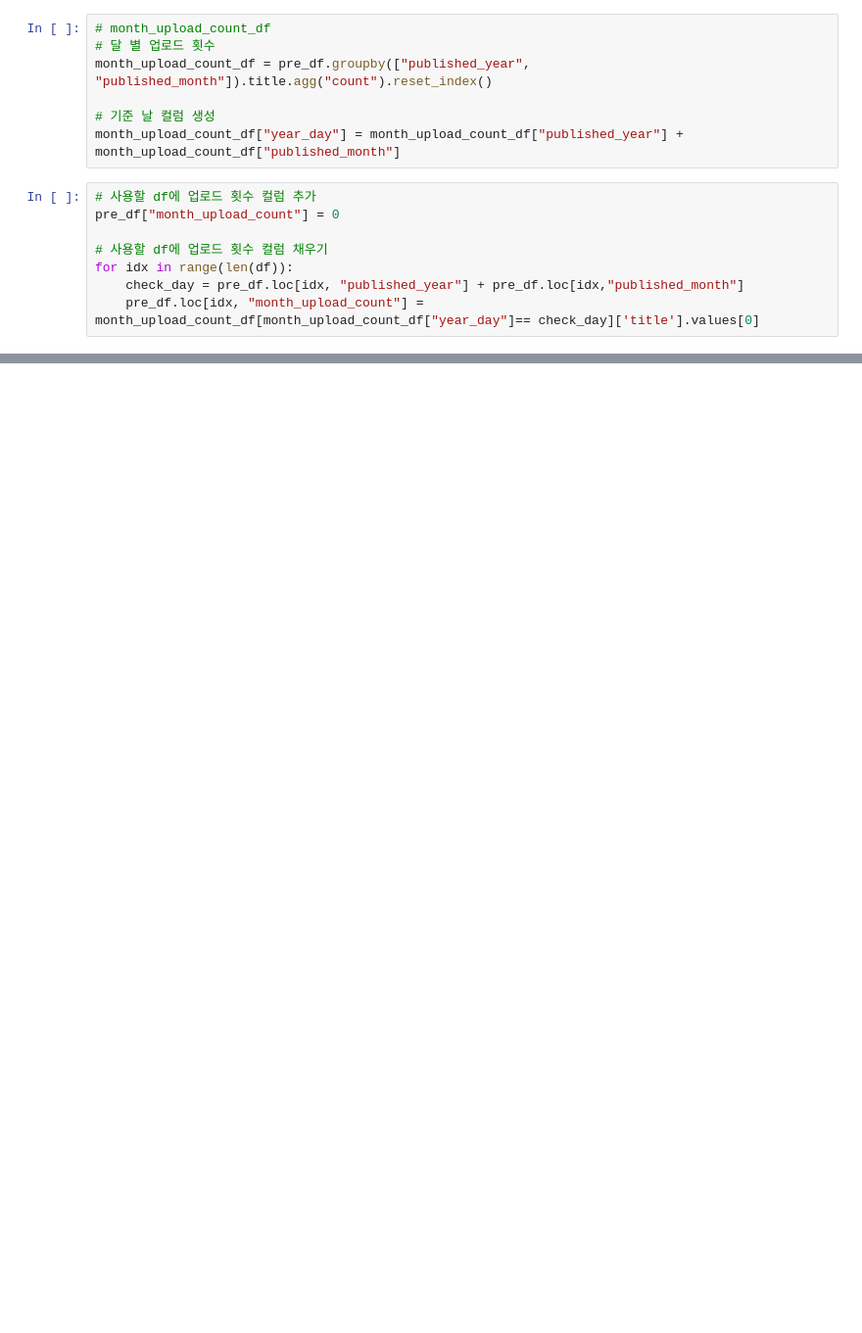
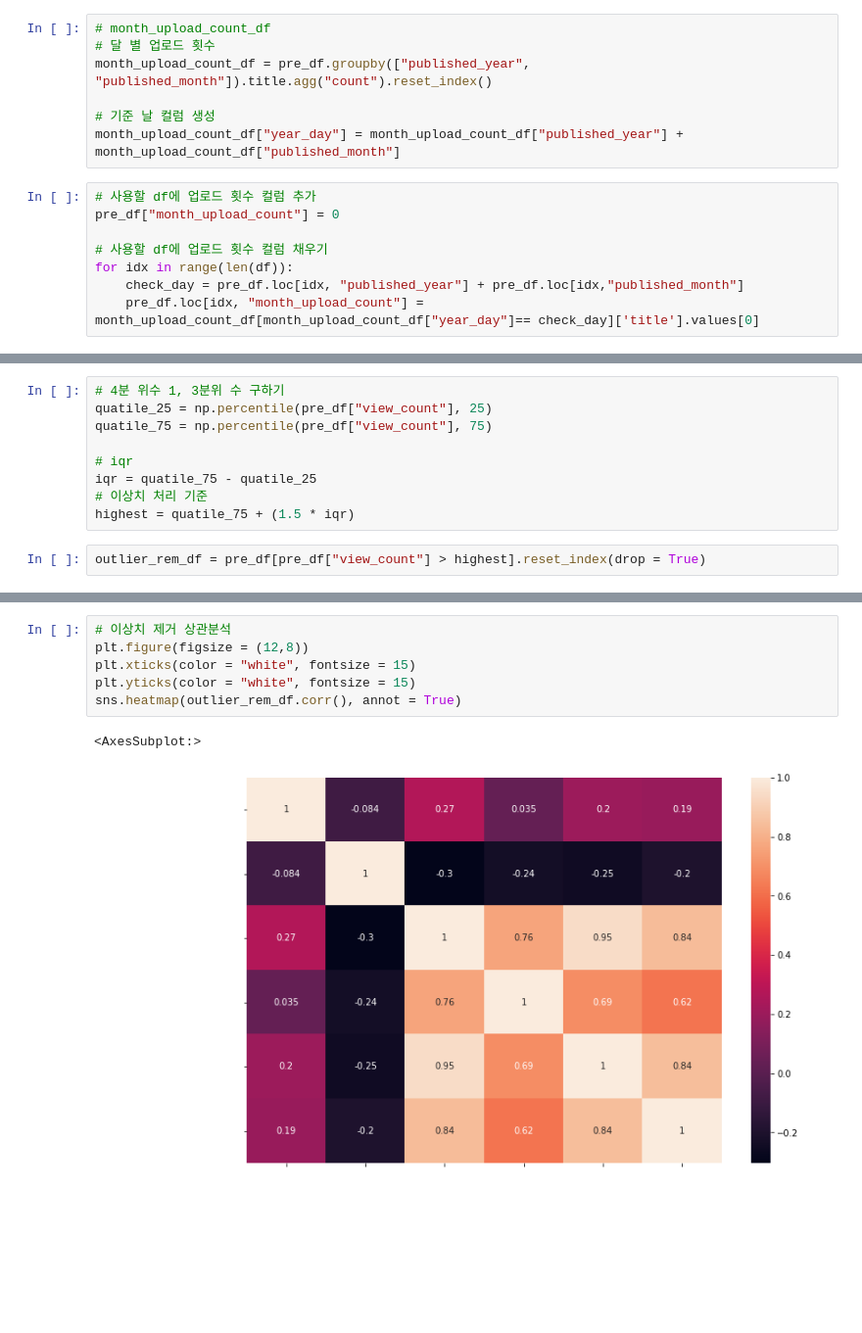
Before and after one commit to DominKim/Data_literacy, a Jupyter notebook: 2.프로젝트/1.경돼/3.스크립트/1.김도민/2_EDA.ipynb, the cells around one changed output, grey strips where cells are left out. Shown at 98% size. Cells and saved outputs as stored; diff of their text form; blank space fills up the shorter version.

```diff
--- a/2.프로젝트/1.경돼/3.스크립트/1.김도민/2_EDA.ipynb
+++ b/2.프로젝트/1.경돼/3.스크립트/1.김도민/2_EDA.ipynb
@@ -125,0 +153,11 @@ pd.read_csv("")
+# %%
+# 4분 위수 1, 3분위 수 구하기
+quatile_25 = np.percentile(pre_df["view_count"], 25)
+quatile_75 = np.percentile(pre_df["view_count"], 75)
+
+# iqr
+iqr = quatile_75 - quatile_25
+# 이상치 처리 기준
+highest = quatile_75 + (1.5 * iqr)
+# %%
+outlier_rem_df = pre_df[pre_df["view_count"] > highest].reset_index(drop = True)
@@ -125,0 +173,9 @@ pd.read_csv("")
+# %%
+# 이상치 제거 상관분석
+plt.figure(figsize = (12,8))
+plt.xticks(color = "white", fontsize = 15)
+plt.yticks(color = "white", fontsize = 15)
+sns.heatmap(outlier_rem_df.corr(), annot = True)
+# %% [output]
+<AxesSubplot:>
+[figure, added]
```
Also changed, not shown: parts of 10 cells of this notebook.
